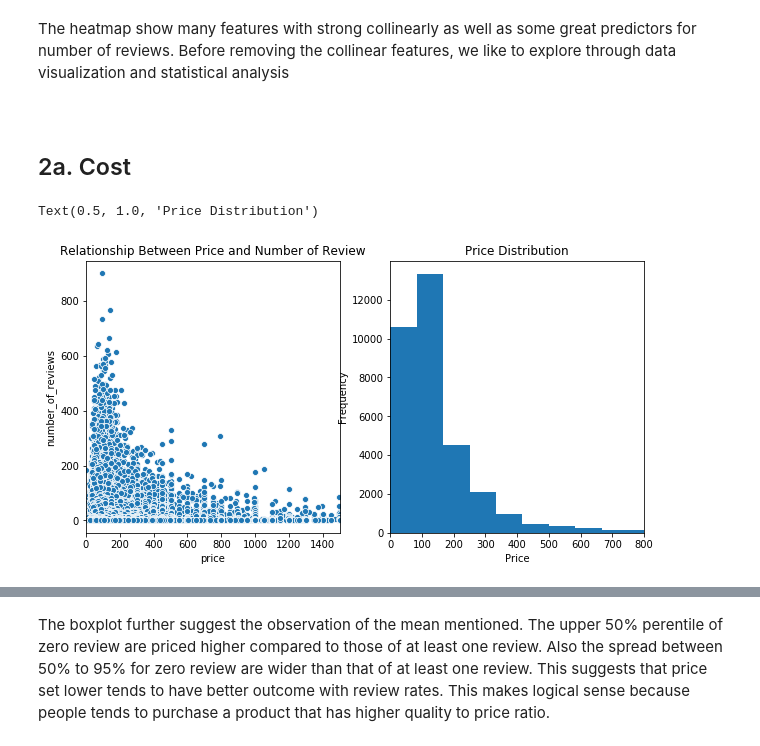
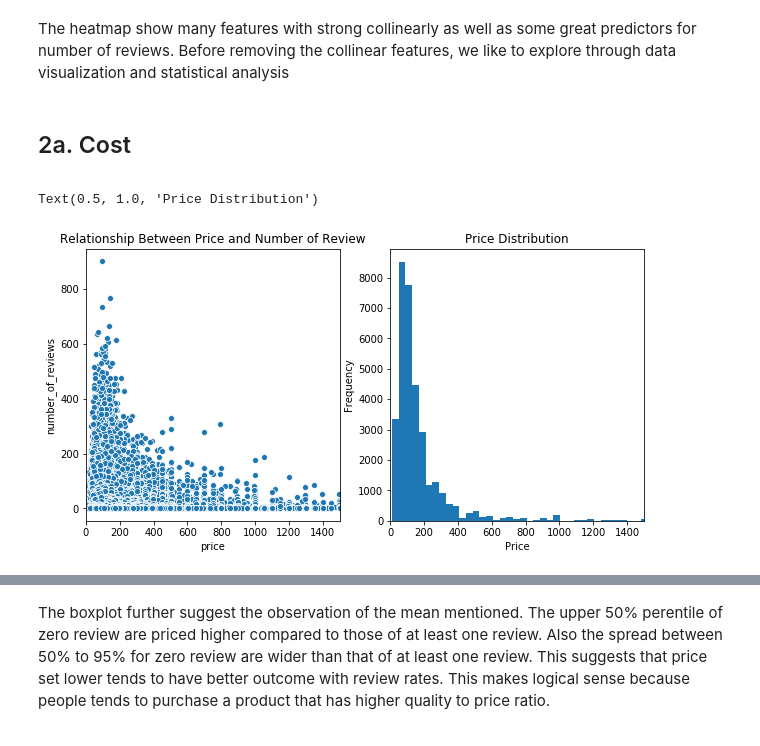
Before and after one commit to activerabbit/Springboard, a Jupyter notebook: Project 2/Notebooks/EDA Statistics.ipynb, the cells around one changed output, grey strips where cells are left out. Saved outputs shown, nothing was run; the diff lists cells and outputs as text; code cells hidden in the pictures.

```diff
--- a/Project 2/Notebooks/EDA Statistics.ipynb
+++ b/Project 2/Notebooks/EDA Statistics.ipynb
@@ -67,25 +69,24 @@ sns.heatmap(corr, annot = True)
 # %% [markdown]
 The heatmap show many features with strong collinearly as well as some great predictors for number of reviews. Before removing the collinear features, we like to explore through data visualization and statistical analysis
 # %% [markdown]
+## 2a. Cost
 <a id='Cost'></a>
-# %% [markdown]
-## 2a. Cost
 # %%
 plt.figure(figsize = (10,5))
 plt.subplot(1,2,1)
 sns.scatterplot(x = 'price', y = 'number_of_reviews', data = df)
 plt.xlim((0, 1500))
 plt.title("Relationship Between Price and Number of Review")
 
 plt.subplot(1,2,2)
-plt.hist(df.price, bins = 300)
+plt.hist(df.price, bins = 50)
 plt.ylabel("Frequency")
 plt.xlabel("Price")
-plt.xlim((0,800))
+plt.xlim((0,1500))
 plt.title("Price Distribution")
 # %% [output]
 Text(0.5, 1.0, 'Price Distribution')
-[figure, old version]
+[figure, new version]
 # %%
 percentage = round(len(df[df.price >= 50][df.price <= 300])/len(df), 4)*100
 print("Airbnb for homes between 50 and 300:", percentage, '%')
```
Also changed, not shown: parts of 50 cells of this notebook, 3 other files.
